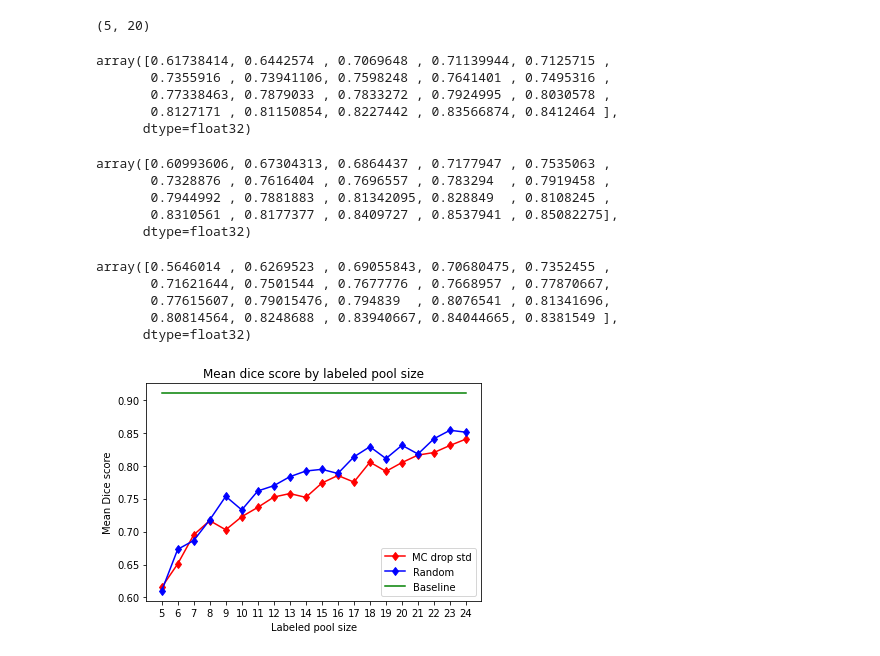
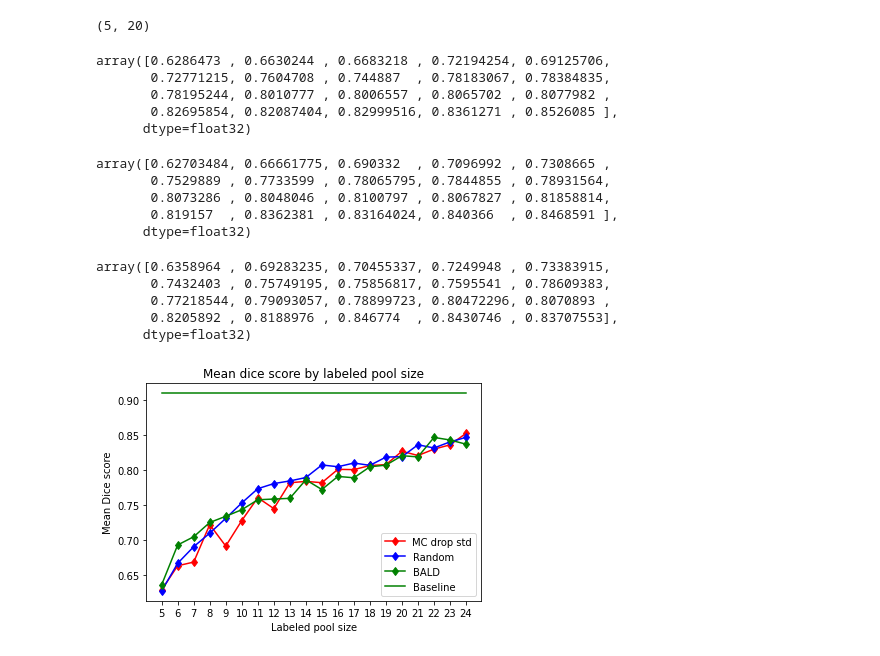
Before and after one commit to vrocheleau/active-learning-segmentation-baselines, a Jupyter notebook: Untitled.ipynb, the cells around one changed output. Drawn from its saved outputs; the diff is of its cells as text; code cells hidden in the pictures.

```diff
--- a/Untitled.ipynb
+++ b/Untitled.ipynb
@@ -3,7 +3,7 @@ from pathlib import Path
 import numpy as np
 import matplotlib.pyplot as plt
 # %%
-results_dir = 'results/exp_4/'
+results_dir = 'results/exp_5/'
 ext = 'npy'
 results_files = [str(path) for path in Path(results_dir).rglob('*.{}'.format(ext))]
 results_files
@@ -63,40 +63,41 @@ bald_results.shape
 mc_means = mc_results.mean(axis=0)
 mc_means
 # %% [output]
-array([0.61738414, 0.6442574 , 0.7069648 , 0.71139944, 0.7125715 ,
-       0.7355916 , 0.73941106, 0.7598248 , 0.7641401 , 0.7495316 ,
-       0.77338463, 0.7879033 , 0.7833272 , 0.7924995 , 0.8030578 ,
-       0.8127171 , 0.81150854, 0.8227442 , 0.83566874, 0.8412464 ],
+array([0.6286473 , 0.6630244 , 0.6683218 , 0.72194254, 0.69125706,
+       0.72771215, 0.7604708 , 0.744887  , 0.78183067, 0.78384835,
+       0.78195244, 0.8010777 , 0.8006557 , 0.8065702 , 0.8077982 ,
+       0.82695854, 0.82087404, 0.82999516, 0.8361271 , 0.8526085 ],
       dtype=float32)
 # %%
 rand_means = rand_results.mean(axis=0)
 rand_means
 # %% [output]
-array([0.60993606, 0.67304313, 0.6864437 , 0.7177947 , 0.7535063 ,
-       0.7328876 , 0.7616404 , 0.7696557 , 0.783294  , 0.7919458 ,
-       0.7944992 , 0.7881883 , 0.81342095, 0.828849  , 0.8108245 ,
-       0.8310561 , 0.8177377 , 0.8409727 , 0.8537941 , 0.85082275],
+array([0.62703484, 0.66661775, 0.690332  , 0.7096992 , 0.7308665 ,
+       0.7529889 , 0.7733599 , 0.78065795, 0.7844855 , 0.78931564,
+       0.8073286 , 0.8048046 , 0.8100797 , 0.8067827 , 0.81858814,
+       0.819157  , 0.8362381 , 0.83164024, 0.840366  , 0.8468591 ],
       dtype=float32)
 # %%
 bald_means = bald_results.mean(axis=0)
 bald_means
 # %% [output]
-array([0.5646014 , 0.6269523 , 0.69055843, 0.70680475, 0.7352455 ,
-       0.71621644, 0.7501544 , 0.7677776 , 0.7668957 , 0.77870667,
-       0.77615607, 0.79015476, 0.794839  , 0.8076541 , 0.81341696,
-       0.80814564, 0.8248688 , 0.83940667, 0.84044665, 0.8381549 ],
+array([0.6358964 , 0.69283235, 0.70455337, 0.7249948 , 0.73383915,
+       0.7432403 , 0.75749195, 0.75856817, 0.7595541 , 0.78609383,
+       0.77218544, 0.79093057, 0.78899723, 0.80472296, 0.8070893 ,
+       0.8205892 , 0.8188976 , 0.846774  , 0.8430746 , 0.83707553],
       dtype=float32)
 # %%
 plt.figure()
 plt.plot(range(5,25), mc_means, 'rd-', label='MC drop std')
 plt.plot(range(5,25), rand_means, 'bd-', label='Random')
+plt.plot(range(5,25), bald_means, 'gd-', label='BALD')
 plt.plot(range(5,25), np.ones(20) * 0.91, 'g-', label='Baseline')
 plt.xlabel('Labeled pool size')
 plt.ylabel('Mean Dice score')
 plt.title('Mean dice score by labeled pool size')
 plt.xticks(np.arange(5, 25, step=1))
 plt.legend()
 
 plt.savefig('results_mc.png')
 # %% [output]
-[figure, old version]
+[figure, new version]
```
Also changed, not shown: parts of 2 cells of this notebook, 6 other files.
